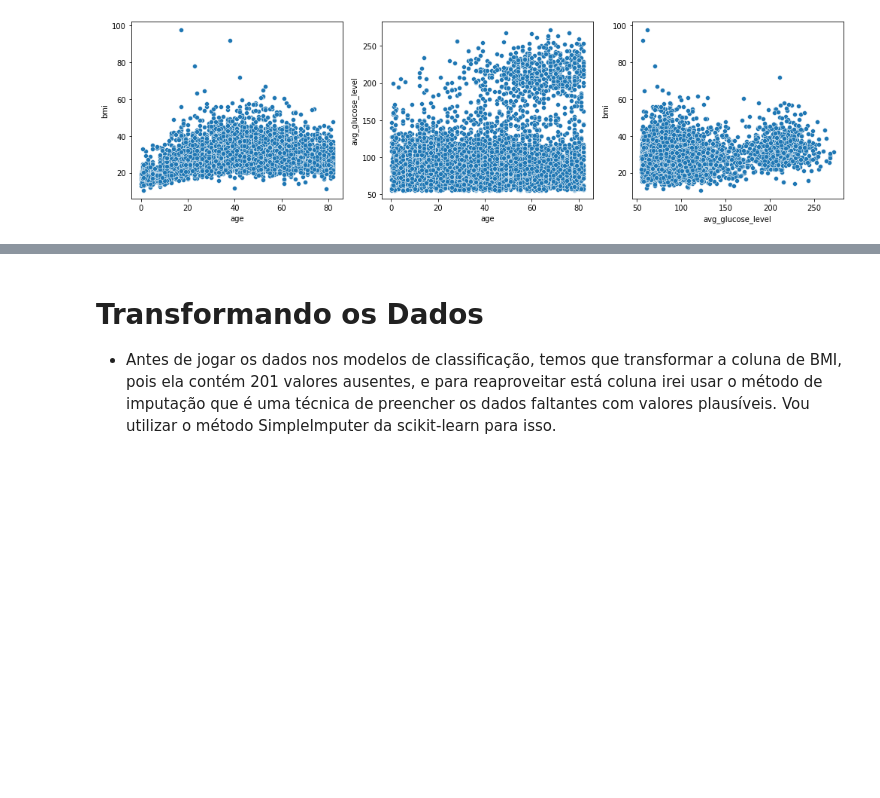
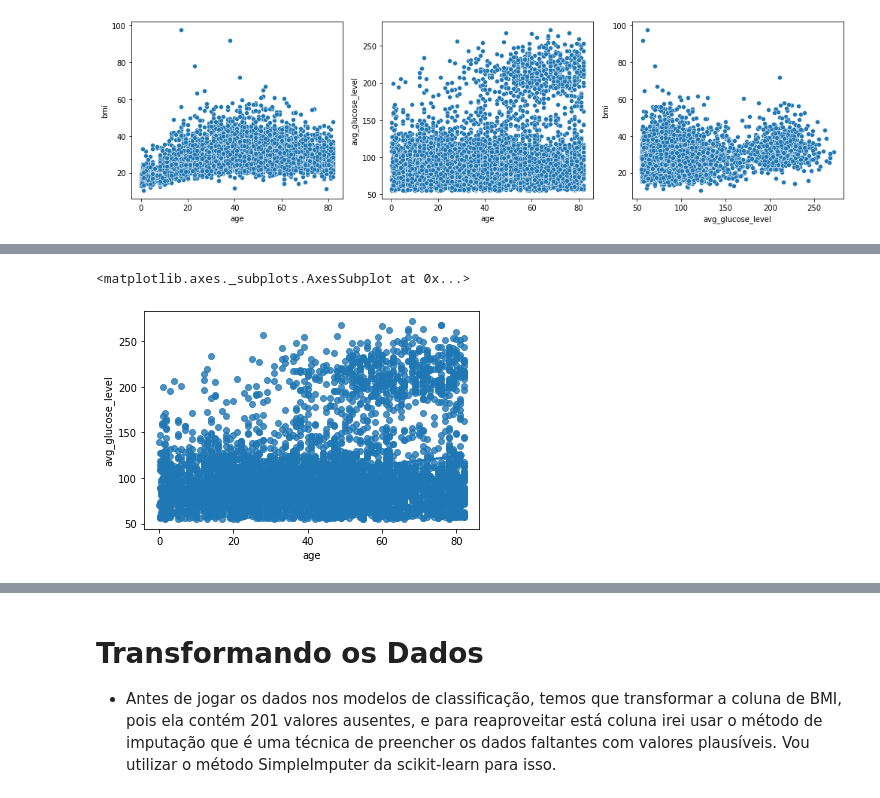
Before and after one commit to odilenaoliveira/Projetos, a Jupyter notebook: Projetos_Python/Jupyter_Notebook/Classificacao/avc_stroke/fumante_nao_fumante.ipynb, the cells around one changed output, grey strips where cells are left out. Cells and saved outputs as stored; diff of their text form; code cells hidden in the pictures; blank space fills up the shorter version.

```diff
--- a/Projetos_Python/Jupyter_Notebook/Classificacao/avc_stroke/fumante_nao_fumante.ipynb
+++ b/Projetos_Python/Jupyter_Notebook/Classificacao/avc_stroke/fumante_nao_fumante.ipynb
@@ -225,0 +244,5 @@ df[df['bmi'] > 70]
+# %%
+sns.regplot(x=df['age'], y=df['avg_glucose_level'])
+# %% [output]
+<matplotlib.axes._subplots.AxesSubplot at 0x...>
+[figure, added]
```
Also changed, not shown: parts of 55 cells of this notebook, 9 other files.
